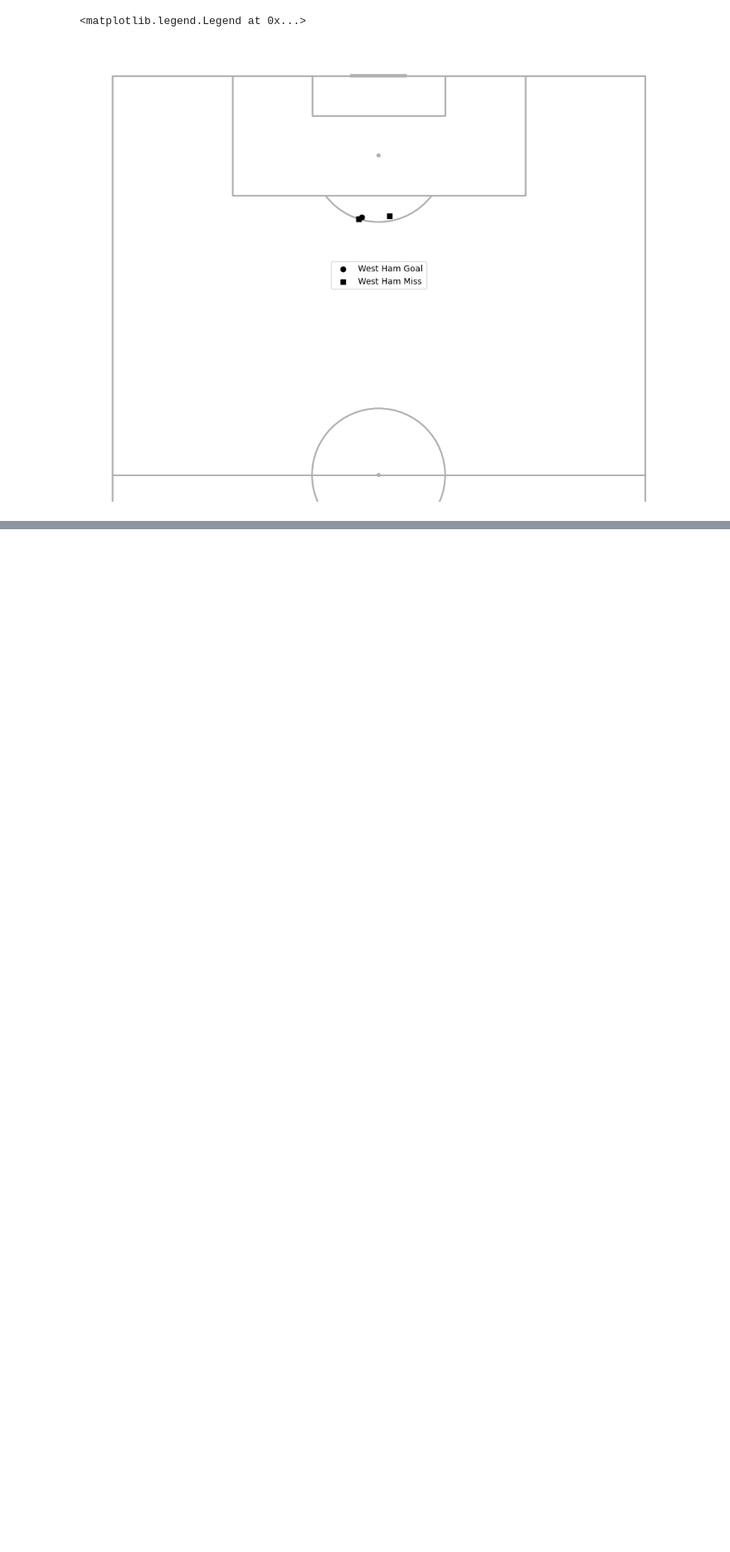
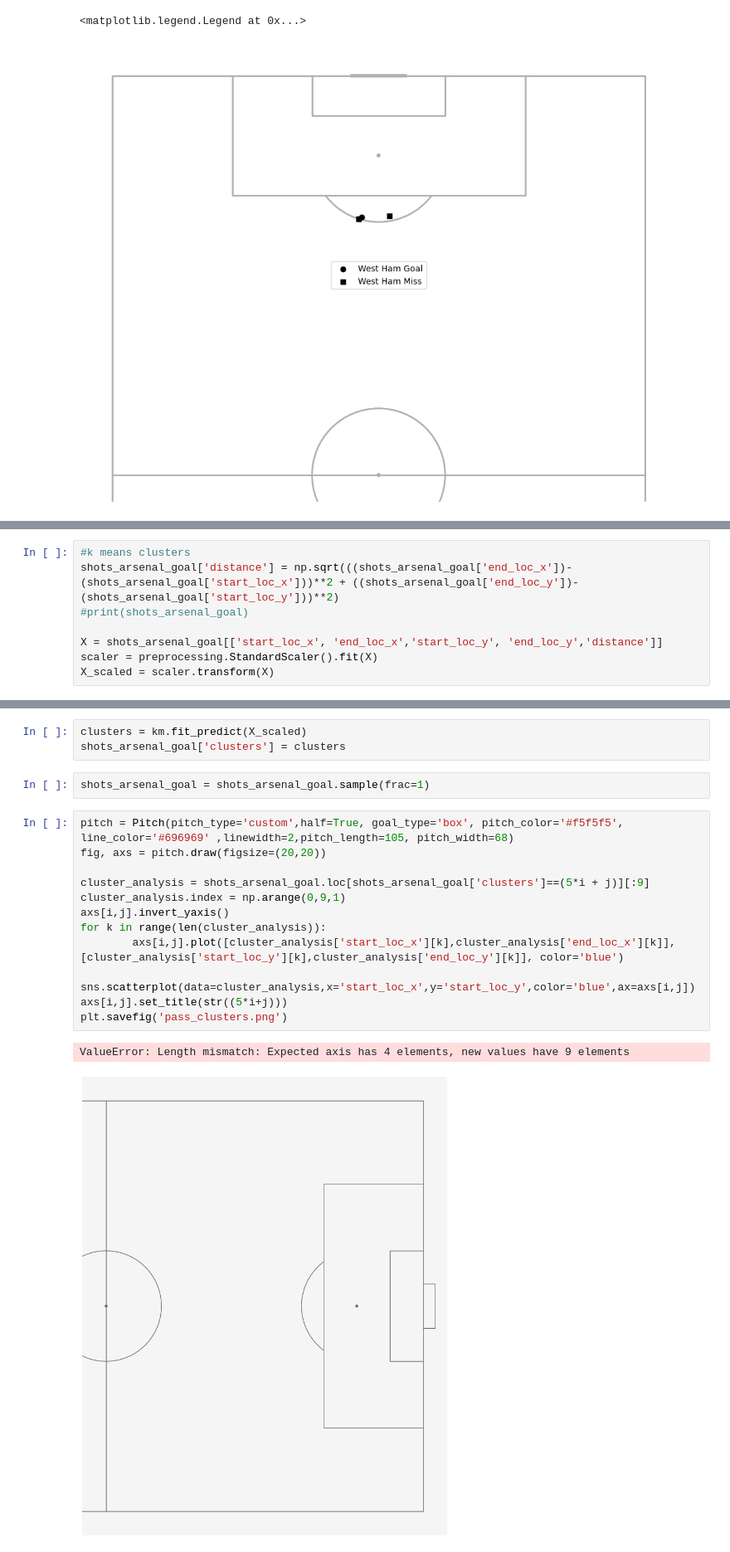
Before and after one commit to Staty2/Grp10EventsinFootball, a Jupyter notebook: attempting_shot_dataframe.ipynb, the cells around one changed output, grey strips where cells are left out. Shown at 83% size. Saved outputs shown, nothing was run; the diff lists cells and outputs as text; blank space fills up the shorter version.

```diff
--- a/attempting_shot_dataframe.ipynb
+++ b/attempting_shot_dataframe.ipynb
@@ -101,0 +123,8 @@ ax.legend()
+# %%
+#k means clusters
+shots_arsenal_goal['distance'] = np.sqrt(((shots_arsenal_goal['end_loc_x'])-(shots_arsenal_goal['start_loc_x']))**2 + ((shots_arsenal_goal['end_loc_y'])-(shots_arsenal_goal['start_loc_y']))**2)
+#print(shots_arsenal_goal)
+
+X = shots_arsenal_goal[['start_loc_x', 'end_loc_x','start_loc_y', 'end_loc_y','distance']]
+scaler = preprocessing.StandardScaler().fit(X)
+X_scaled = scaler.transform(X)
@@ -101,0 +139,21 @@ ax.legend()
+# %%
+clusters = km.fit_predict(X_scaled)
+shots_arsenal_goal['clusters'] = clusters
+# %%
+shots_arsenal_goal = shots_arsenal_goal.sample(frac=1)
+# %%
+pitch = Pitch(pitch_type='custom',half=True, goal_type='box', pitch_color='#f5f5f5', line_color='#696969' ,linewidth=2,pitch_length=105, pitch_width=68)
+fig, axs = pitch.draw(figsize=(20,20))
+
+cluster_analysis = shots_arsenal_goal.loc[shots_arsenal_goal['clusters']==(5*i + j)][:9]
+cluster_analysis.index = np.arange(0,9,1)
+axs[i,j].invert_yaxis()
+for k in range(len(cluster_analysis)):
+        axs[i,j].plot([cluster_analysis['start_loc_x'][k],cluster_analysis['end_loc_x'][k]],[cluster_analysis['start_loc_y'][k],cluster_analysis['end_loc_y'][k]], color='blue')
+
+sns.scatterplot(data=cluster_analysis,x='start_loc_x',y='start_loc_y',color='blue',ax=axs[i,j])
+axs[i,j].set_title(str((5*i+j)))
+plt.savefig('pass_clusters.png')
+# %% [output]
+ValueError: Length mismatch: Expected axis has 4 elements, new values have 9 elements
+[figure, added]
```
Also changed, not shown: parts of 6 cells of this notebook.
